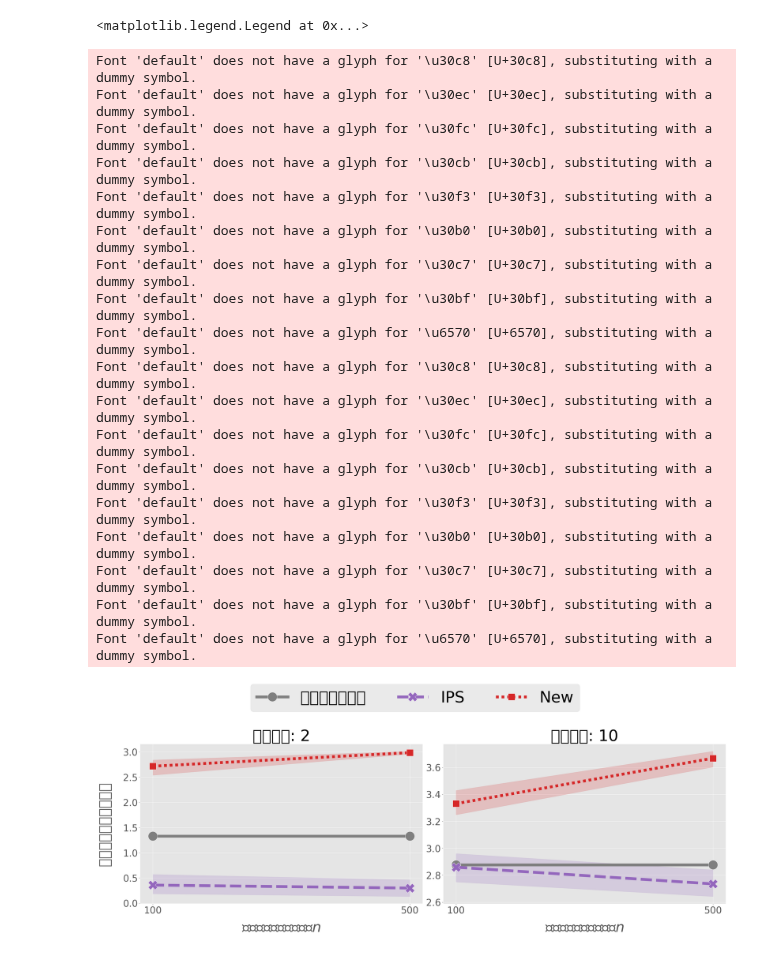
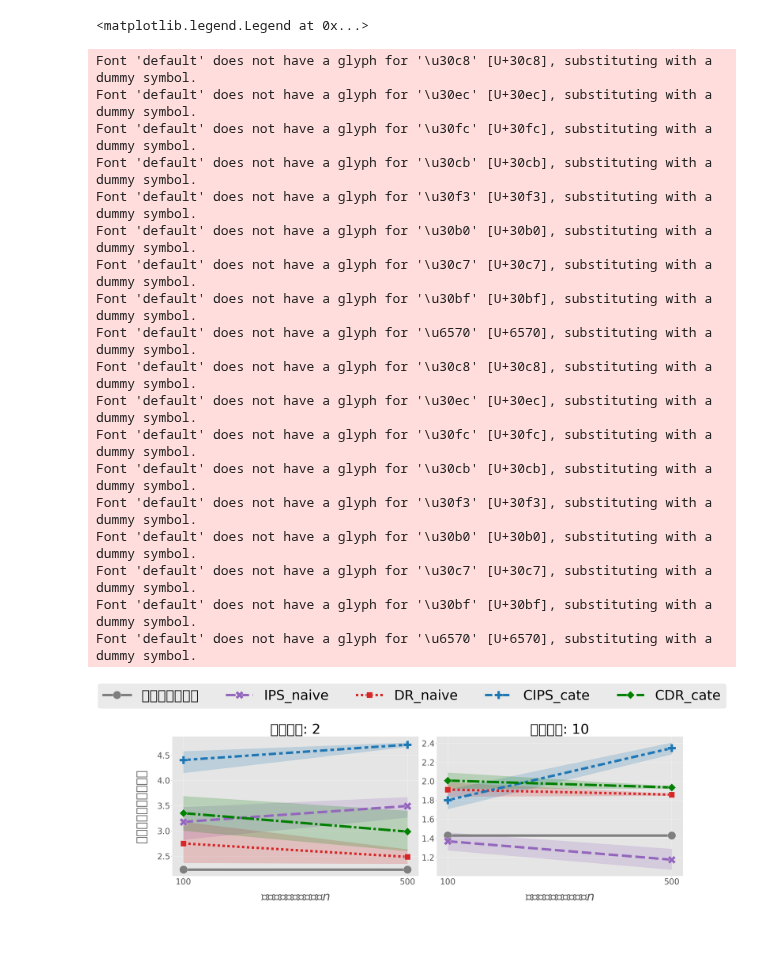
Before and after one commit to RickHub0115/Estimator-for-Offline-Policy-Evaluation-of-Recommending-Multiple-Actions-Considering-Platform-Wide-R, a Jupyter notebook: opl.ipynb, the cells around one changed output. Saved outputs shown, nothing was run; the diff lists cells and outputs as text; code cells hidden in the pictures.

```diff
--- a/opl.ipynb
+++ b/opl.ipynb
@@ -67,20 +251,34 @@ for num_actions in num_actions_list:
             true_value_of_learned_policies["logging"] = pi_0_value
 
             ## ログデータを用いてオフ方策学習を実行する
-            ### 勾配ベースのアプローチ (IPS推定量で方策勾配を推定)
-            ips = BasedGradientPolicyLearner_CIPS(
+            ### CIPS_naive
+            ips_naive = BasedGradientPolicyLearner_CIPS(
                 dim_x=dim_x, num_actions=num_actions, max_iter=max_iter, random_state=random_state + _
             )
-            ips.fit(offline_logged_data, test_data)
-            pi_ips = ips.predict(test_data)
-            true_value_of_learned_policies["ips-pg"] = (pi_ips * q_x_a_1 + (1 - pi_ips) * q_x_a_0).sum(1).mean()
-            ### 勾配ベースのアプローチ (新たに開発した推定量で方策勾配を推定)
-            cate = CateBasedGradientPolicyLearner_CIPS(
+            ips_naive.fit(offline_logged_data, test_data)
+            pi_ips = ips_naive.predict(test_data)
+            true_value_of_learned_policies["ips-naive"] = (pi_ips * q_x_a_1 + (1 - pi_ips) * q_x_a_0).sum(1).mean()
+            ### CDR_naive
+            cdr_naive = BasedGradientPolicyLearner_CDR(
                 dim_x=dim_x, num_actions=num_actions, max_iter=max_iter, random_state=random_state + _
             )
-            cate.fit(offline_logged_data, test_data)
-            pi_cate = cate.predict(test_data)
-            true_value_of_learned_policies["cate-pg"] = (pi_cate * q_x_a_1 + (1 - pi_cate) * q_x_a_0).sum(1).mean()
+            cdr_naive.fit(offline_logged_data, test_data)
+            pi_cdr = cdr_naive.predict(test_data)
+            true_value_of_learned_policies["cdr-naive"] = (pi_cdr * q_x_a_1 + (1 - pi_cdr) * q_x_a_0).sum(1).mean()
+            ### CIPS_cate
+            cips_cate = CateBasedGradientPolicyLearner_CIPS(
+                dim_x=dim_x, num_actions=num_actions, max_iter=max_iter, random_state=random_state + _
+            )
+            cips_cate.fit(offline_logged_data, test_data)
+            pi_cate = cips_cate.predict(test_data)
+            true_value_of_learned_policies["cips-cate"] = (pi_cate * q_x_a_1 + (1 - pi_cate) * q_x_a_0).sum(1).mean()
+            ### CDR_cate
+            cdr_cate = CateBasedGradientPolicyLearner_CDR(
+                dim_x=dim_x, num_actions=num_actions, max_iter=max_iter, random_state=random_state + _
+            )
+            cdr_cate.fit(offline_logged_data, test_data)
+            pi_cdr = cdr_cate.predict(test_data)
+            true_value_of_learned_policies["cdr-cate"] = (pi_cdr * q_x_a_1 + (1 - pi_cdr) * q_x_a_0).sum(1).mean()
 
             test_policy_value_list.append(true_value_of_learned_policies)
 
@@ -105,7 +303,7 @@ for i, (num_actions, result_df) in enumerate(zip(num_actions_list, result_df_dat
         hue="method",
         style="method",
         ax=ax,
-        palette=["tab:grey","tab:purple", "tab:red"], # 考慮したい推定量の数だけ必要
+        palette=["tab:grey","tab:purple", "tab:red", "tab:blue", "green"], # 考慮したい推定量の数だけ必要
         legend=False,
         data=result_df,
     )
@@ -115,32 +313,32 @@ for i, (num_actions, result_df) in enumerate(zip(num_actions_list, result_df_dat
         ax.set_ylabel("学習された方策の性能", fontsize=45)
     else:
         ax.set_ylabel("")
     ax.tick_params(axis="y", labelsize=30)
     ax.yaxis.set_label_coords(-0.1, 0.5)
     # xaxis
     ax.set_xlabel("トレーニングデータ数$n$", fontsize=45)
     ax.set_xticks(num_data_list)
     ax.set_xticklabels(num_data_list, fontsize=30)
     ax.xaxis.set_label_coords(0.5, -0.11)
-fig.legend(["データ収集方策", "IPS", "New"], fontsize=50, bbox_to_anchor=(0.5, 1.13), ncol=5, loc="center")
+fig.legend(["データ収集方策", "IPS_naive", "DR_naive", "CIPS_cate", "CDR_cate"], fontsize=50, bbox_to_anchor=(0.5, 1.13), ncol=5, loc="center")
 # %% [output]
 <matplotlib.legend.Legend at 0x...>
 Font 'default' does not have a glyph for '\u30c8' [U+30c8], substituting with a dummy symbol.
 Font 'default' does not have a glyph for '\u30ec' [U+30ec], substituting with a dummy symbol.
 Font 'default' does not have a glyph for '\u30fc' [U+30fc], substituting with a dummy symbol.
 Font 'default' does not have a glyph for '\u30cb' [U+30cb], substituting with a dummy symbol.
 Font 'default' does not have a glyph for '\u30f3' [U+30f3], substituting with a dummy symbol.
 Font 'default' does not have a glyph for '\u30b0' [U+30b0], substituting with a dummy symbol.
 Font 'default' does not have a glyph for '\u30c7' [U+30c7], substituting with a dummy symbol.
 Font 'default' does not have a glyph for '\u30bf' [U+30bf], substituting with a dummy symbol.
 Font 'default' does not have a glyph for '\u6570' [U+6570], substituting with a dummy symbol.
 Font 'default' does not have a glyph for '\u30c8' [U+30c8], substituting with a dummy symbol.
 Font 'default' does not have a glyph for '\u30ec' [U+30ec], substituting with a dummy symbol.
 Font 'default' does not have a glyph for '\u30fc' [U+30fc], substituting with a dummy symbol.
 Font 'default' does not have a glyph for '\u30cb' [U+30cb], substituting with a dummy symbol.
 Font 'default' does not have a glyph for '\u30f3' [U+30f3], substituting with a dummy symbol.
 Font 'default' does not have a glyph for '\u30b0' [U+30b0], substituting with a dummy symbol.
 Font 'default' does not have a glyph for '\u30c7' [U+30c7], substituting with a dummy symbol.
 Font 'default' does not have a glyph for '\u30bf' [U+30bf], substituting with a dummy symbol.
 Font 'default' does not have a glyph for '\u6570' [U+6570], substituting with a dummy symbol.
-[figure, old version]
+[figure, new version]
```
Also changed, not shown: parts of 2 cells of this notebook, 1 other file.
